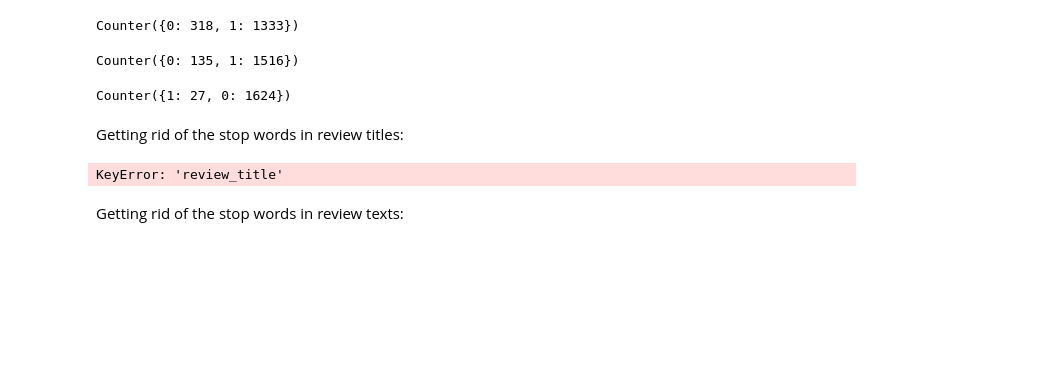
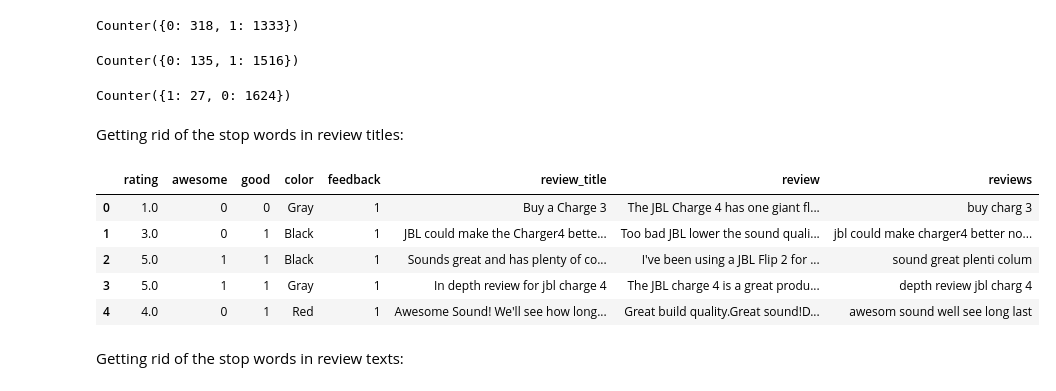
Before and after one commit to kavehamini/Amazon-Review-Analysis-JBL-Charge-4-Speaker-Sentiment-Analysis-NLP, a Jupyter notebook: Machine Learning-NLP-Sentiment Analysis of Amazon reviews for JBL Speaker.ipynb, the cells around one changed output. Drawn from its saved outputs; the diff is of its cells as text; code cells hidden in the pictures; blank space fills up the shorter version.

```diff
--- a/Machine Learning-NLP-Sentiment Analysis of Amazon reviews for JBL Speaker.ipynb
+++ b/Machine Learning-NLP-Sentiment Analysis of Amazon reviews for JBL Speaker.ipynb
@@ -73,24 +65,0 @@ Counter({1: 27, 0: 1624})
-# %%
-stop_words = set(nltk.corpus.stopwords.words('english'))
-sno = nltk.stem.SnowballStemmer('english')
-
-def cleanpunc(sentence):
-    cleaned = re.sub(r"[?|!|\'|\"|#]", r"",sentence)
-    cleaned =  re.sub(r"[.|,|)|(|\|/]",r"",cleaned)
-    return cleaned.lower()
-
-sentences = crtfb['review_title'].values
-reviews = []
-for sent in sentences:
-    cleaned_sent = cleanpunc(sent)
-    sent_arr = cleaned_sent.split()
-    output_sent = ''
-    for word in sent_arr:
-        if word not in stop_words:
-            stemmed_word = sno.stem(word)
-            output_sent = output_sent + ' ' + stemmed_word
-    reviews.append(output_sent)
-
-reviews_text = pd.DataFrame({'reviews': reviews})
-crtfb = pd.concat([crtfb,reviews_text], axis=1)
-crtfb.head()
@@ -196,29 +92,34 @@ Getting rid of the stop words in review titles:
 # %%
 stop_words = set(nltk.corpus.stopwords.words('english'))
 sno = nltk.stem.SnowballStemmer('english')
 
 def cleanpunc(sentence):
     cleaned = re.sub(r"[?|!|\'|\"|#]", r"",sentence)
     cleaned =  re.sub(r"[.|,|)|(|\|/]",r"",cleaned)
     return cleaned.lower()
 
-sentences = crtfb['review_title'].values
+sentences = df['review_title'].values
 reviews = []
 for sent in sentences:
     cleaned_sent = cleanpunc(sent)
     sent_arr = cleaned_sent.split()
     output_sent = ''
     for word in sent_arr:
         if word not in stop_words:
             stemmed_word = sno.stem(word)
             output_sent = output_sent + ' ' + stemmed_word
     reviews.append(output_sent)
 
 reviews_text = pd.DataFrame({'reviews': reviews})
-crtfb = pd.concat([crtfb,reviews_text], axis=1)
-crtfb.head()
+df = pd.concat([df,reviews_text], axis=1)
+df.head()
 # %% [output]
-KeyError: 'review_title'
+|  | rating | awesome | good | color | feedback | review_title | review | reviews |
+| 0 | 1.0 | 0 | 0 | Gray | 1 | Buy a Charge 3 | The JBL Charge 4 has one giant fl... | buy charg 3 |
+| 1 | 3.0 | 0 | 1 | Black | 1 | JBL could make the Charger4 bette... | Too bad JBL lower the sound quali... | jbl could make charger4 better no... |
+| 2 | 5.0 | 1 | 1 | Black | 1 | Sounds great and has plenty of co... | I've been using a JBL Flip 2 for ... | sound great plenti colum |
+| 3 | 5.0 | 1 | 1 | Gray | 1 | In depth review for jbl charge 4 | The JBL charge 4 is a great produ... | depth review jbl charg 4 |
+| 4 | 4.0 | 0 | 1 | Red | 1 | Awesome Sound! We'll see how long... | Great build quality.Great sound!D... | awesom sound well see long last |
 # %% [markdown]
 Getting rid of the stop words in review texts:
 # %%
```
Also changed, not shown: parts of 60 cells of this notebook.
